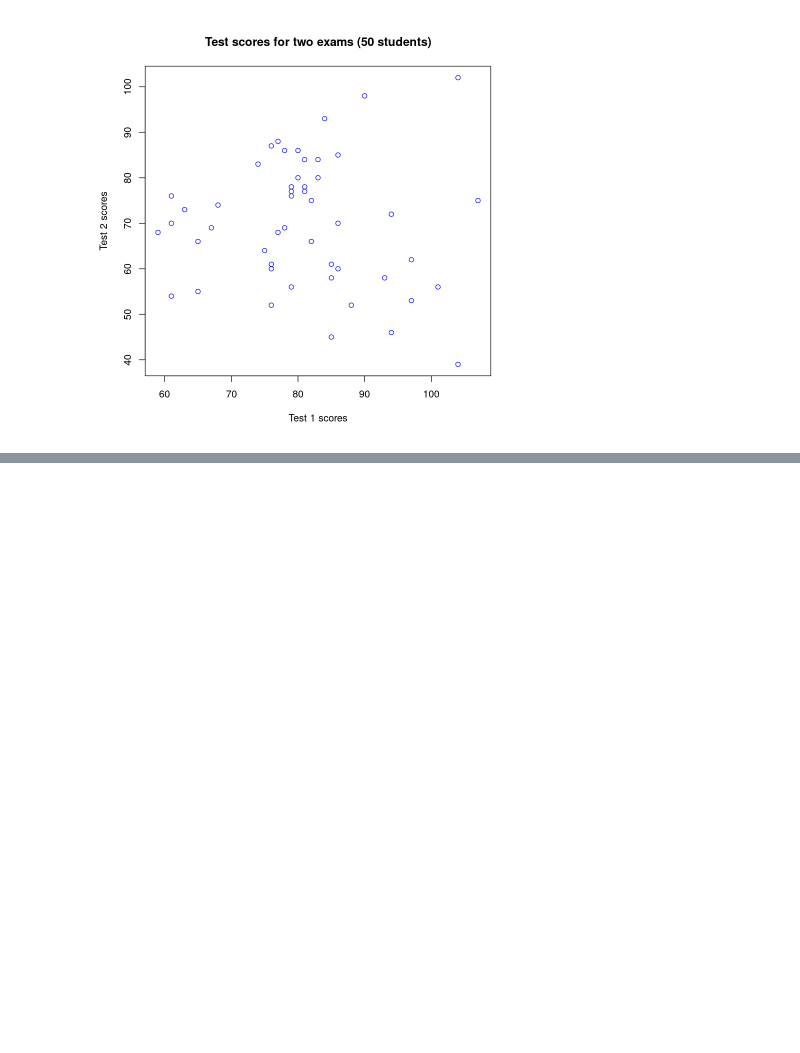
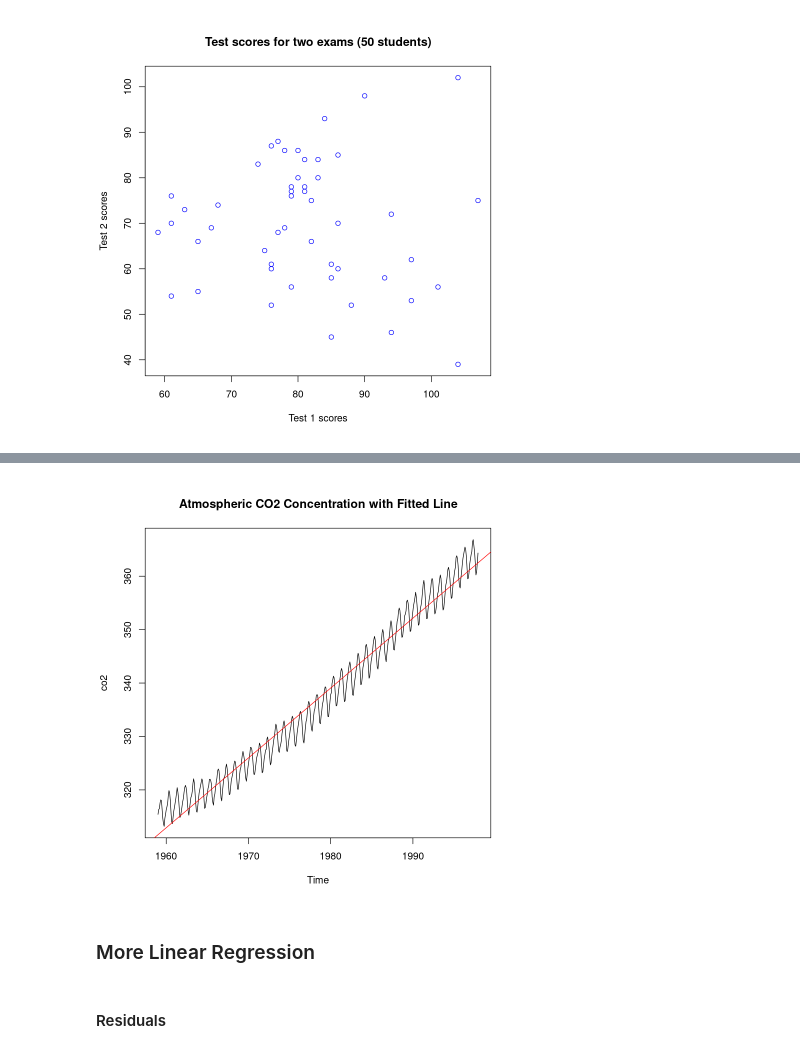
Before and after one commit to anilkunwar/coursera, a Jupyter notebook: SUNY_Practical_Time_Series_Analysis/Basic-statistics.ipynb, the cells around one changed output, grey strips where cells are left out. Drawn from its saved outputs; the diff is of its cells as text; code cells hidden in the pictures; blank space fills up the shorter version.

```diff
--- a/SUNY_Practical_Time_Series_Analysis/Basic-statistics.ipynb
+++ b/SUNY_Practical_Time_Series_Analysis/Basic-statistics.ipynb
@@ -137,0 +207,9 @@ plot(Test_2_scores~Test_1_scores, main='Test scores for two exams (50 students)'
+# %%
+plot(co2, main='Atmospheric CO2 Concentration with Fitted Line')
+abline(co2.linear.model, col='red')
+# %% [output]
+[figure, added]
+# %% [markdown]
+### More Linear Regression
+# %% [markdown]
+#### Residuals
```
Also changed, not shown: parts of 17 cells of this notebook.
